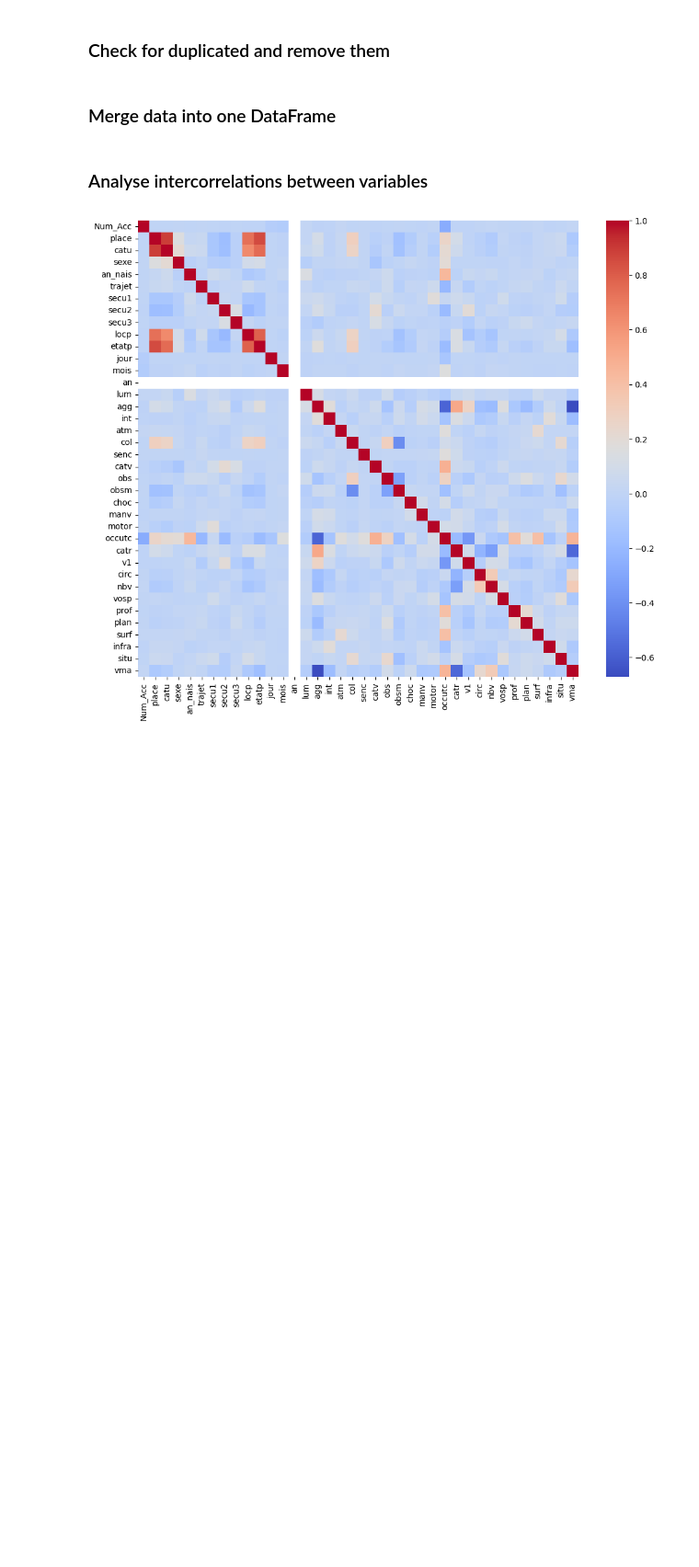
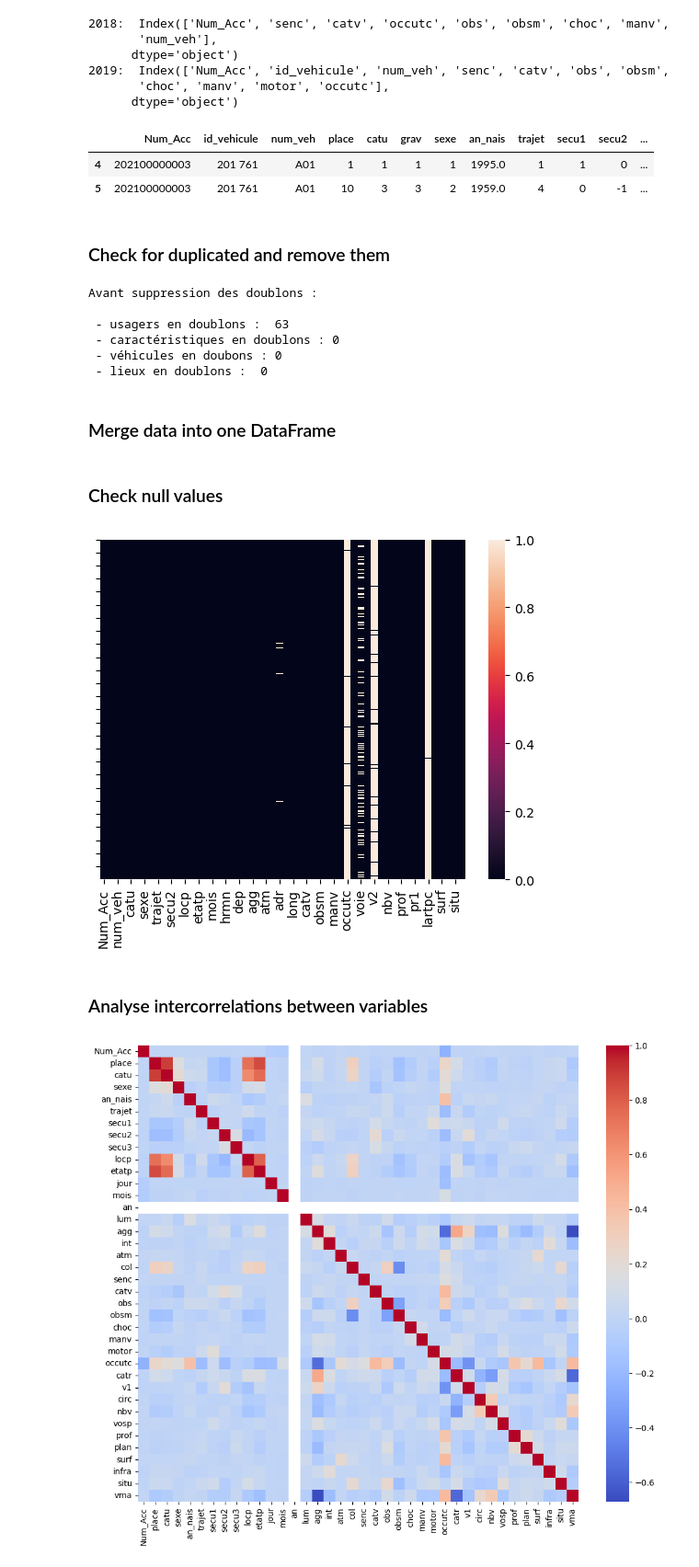
Before and after one commit to nicolascarayon/projet-accidents-routiers, a Jupyter notebook: nico_draft_merge_data.ipynb, the cells around one changed output. Shown: that part at 92% size. Saved outputs shown, nothing was run; the diff lists cells and outputs as text; code cells hidden in the pictures; blank space fills up the shorter version.

```diff
--- a/nico_draft_merge_data.ipynb
+++ b/nico_draft_merge_data.ipynb
@@ -30,27 +67,61 @@ df_lieux = dic_lieux[2020]
+# %%
+# for key in dic_usagers:
+#     print(f"{key} : ", dic_usagers[key].columns)
+
+# for key in dic_vehic:
+#     print(f"{key} : ", dic_vehic[key].columns)
+
+print("2018: ", dic_vehic[2018].columns)
+print("2019: ", dic_vehic[2019].columns)
+# %% [output]
+2018:  Index(['Num_Acc', 'senc', 'catv', 'occutc', 'obs', 'obsm', 'choc', 'manv',
+       'num_veh'],
+      dtype='object')
+2019:  Index(['Num_Acc', 'id_vehicule', 'num_veh', 'senc', 'catv', 'obs', 'obsm',
+       'choc', 'manv', 'motor', 'occutc'],
+      dtype='object')
+# %%
+df = dic_usagers[2021]
+df.drop_duplicates(inplace=True)
+
+dic_vehic
+# %% [output]
+|  | Num_Acc | id_vehicule | num_veh | place | catu | grav | sexe | an_nais | trajet | secu1 | secu2 | ... |
+| 4 | 202100000003 | 201 761 | A01 | 1 | 1 | 1 | 1 | 1995.0 | 1 | 1 | 0 | ... |
+| 5 | 202100000003 | 201 761 | A01 | 10 | 3 | 3 | 2 | 1959.0 | 4 | 0 | -1 | ... |
 # %% [markdown]
 ###  Check for duplicated and remove them
 # %%
-print(df_usagers.duplicated().sum())
-print(df_usagers.drop_duplicates(inplace=True))
-print(df_usagers.duplicated().sum())
+print("Avant suppression des doublons : \n")
+print(' - usagers en doublons : ', df_usagers.duplicated().sum())
+print(' - caractéristiques en doublons :', df_caract.duplicated().sum())
+print(' - véhicules en doubons :', df_vehic.duplicated().sum())
+print(' - lieux en doublons : ', df_lieux.duplicated().sum())
 
-print(df_caract.duplicated().sum())
-print(df_caract.drop_duplicates(inplace=True))
-print(df_caract.duplicated().sum())
-
-print(df_vehic.duplicated().sum())
-print(df_vehic.drop_duplicates(inplace=True))
-print(df_vehic.duplicated().sum())
-
-print(df_lieux.duplicated().sum())
-print(df_lieux.drop_duplicates(inplace=True))
-print(df_lieux.duplicated().sum())
+df_usagers.drop_duplicates(inplace=True)
+df_caract.drop_duplicates(inplace=True)
+df_vehic.drop_duplicates(inplace=True)
+df_lieux.drop_duplicates(inplace=True)
+# %% [output]
+Avant suppression des doublons :
+
+ - usagers en doublons :  63
+ - caractéristiques en doublons : 0
+ - véhicules en doubons : 0
+ - lieux en doublons :  0
 # %% [markdown]
 ### Merge data into one DataFrame
 # %%
-df_all = df_usagers.merge(on=['Num_Acc'], right=df_caract, how='left')
-df_all = df_all.merge(on=['Num_Acc', 'id_vehicule', 'num_veh'], right=df_vehic, how='left')
-df_all = df_all.merge(on='Num_Acc', right=df_lieux, how='left')
+df = df_usagers.merge(on=['Num_Acc'], right=df_caract, how='left')
+df = df.merge(on=['Num_Acc', 'id_vehicule', 'num_veh'], right=df_vehic, how='left')
+df = df.merge(on='Num_Acc', right=df_lieux, how='left')
+# %% [markdown]
+### Check null values
+# %%
+ax = sns.heatmap(df.isna())
+ax.axes.yaxis.set_ticklabels('');
+# %% [output]
+[figure, added]
 # %% [markdown]
 ### Analyse intercorrelations between variables
 # %%
```
Also changed, not shown: parts of 5 cells of this notebook.
